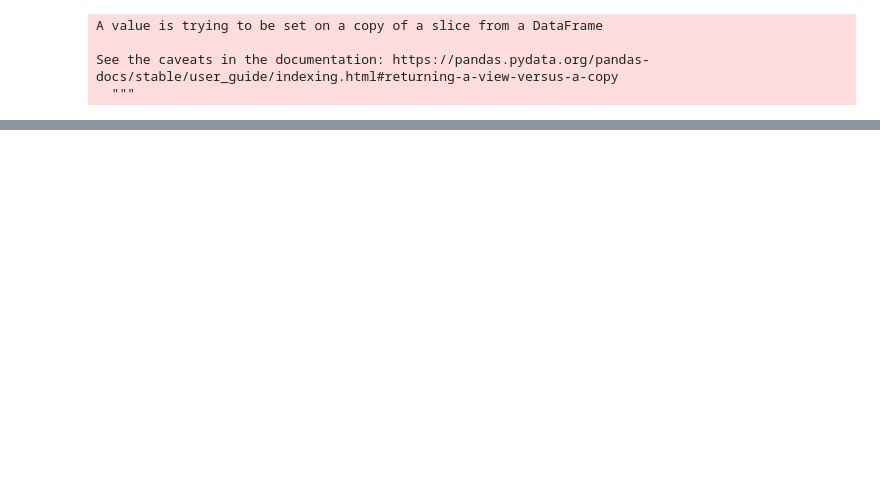
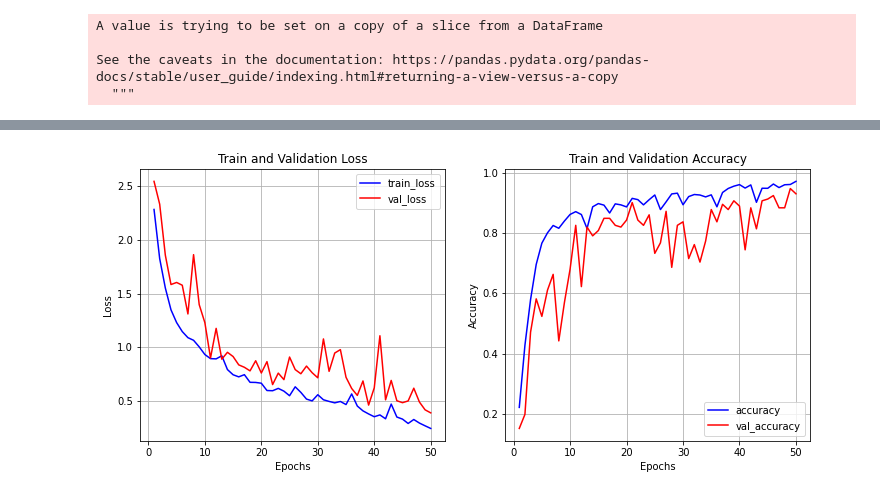
Before and after one commit to JunSeokCheon/dacon_sign_language_classification, a Jupyter notebook: model_fit&predict.ipynb, the cells around one changed output, grey strips where cells are left out. Cells and saved outputs as stored; diff of their text form; code cells hidden in the pictures; blank space fills up the shorter version.

```diff
--- a/model_fit&predict.ipynb
+++ b/model_fit&predict.ipynb
@@ -265,0 +595,20 @@ See the caveats in the documentation: https://pandas.pydata.org/pandas-docs/stab
+# %%
+ensemble_model.compile(optimizer='adam',
+            loss='sparse_categorical_crossentropy',
+            metrics=['accuracy'])
+# %%
+filepath= "saved/best_ensemble.hdf5"
+
+callbacks = [
+            #  tf.keras.callbacks.EarlyStopping(patience=5, monitor='val_loss'),
+             tf.keras.callbacks.TensorBoard(log_dir='./logs', histogram_freq=1),
+             tf.keras.callbacks.ModelCheckpoint(filepath, monitor='val_loss', verbose=1, save_best_only=True, mode='min')
+             ]
+
+
+history = ensemble_model.fit(agumeted_train, agumeted_train_y,
+          batch_size=32,
+          epochs=50,
+          validation_data=(agumeted_val,agumeted_val_y),
+          callbacks=callbacks
+          )
@@ -265,0 +633,32 @@ See the caveats in the documentation: https://pandas.pydata.org/pandas-docs/stab
+# %%
+history_dict = history.history
+loss = history_dict['loss']
+val_loss = history_dict['val_loss']
+
+epochs = range(1, len(loss)+1)
+fig = plt.figure(figsize=(12,5))
+
+ax1 = fig.add_subplot(1, 2, 1)
+ax1.plot(epochs, loss, color='blue', label='train_loss')
+ax1.plot(epochs, val_loss, color='red', label='val_loss')
+ax1.set_title('Train and Validation Loss')
+ax1.set_xlabel('Epochs')
+ax1.set_ylabel('Loss')
+ax1.grid()
+ax1.legend()
+
+accuracy = history_dict['accuracy']
+val_accuracy = history_dict['val_accuracy']
+
+ax2 = fig.add_subplot(1, 2, 2)
+ax2.plot(epochs, accuracy, color='blue', label='accuracy')
+ax2.plot(epochs, val_accuracy, color='red', label='val_accuracy')
+ax2.set_title('Train and Validation Accuracy')
+ax2.set_xlabel('Epochs')
+ax2.set_ylabel('Accuracy')
+ax2.grid()
+ax2.legend()
+
+plt.show()
+# %% [output]
+[figure, added]
```
Also changed, not shown: parts of 56 cells of this notebook.
